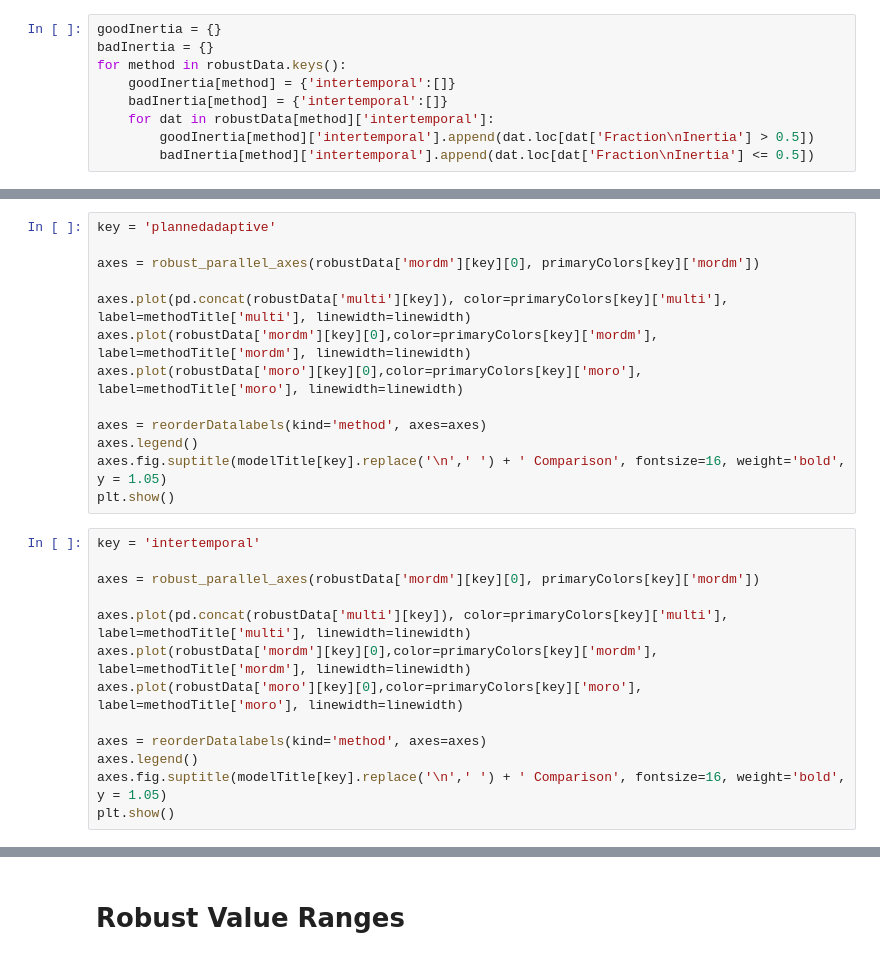
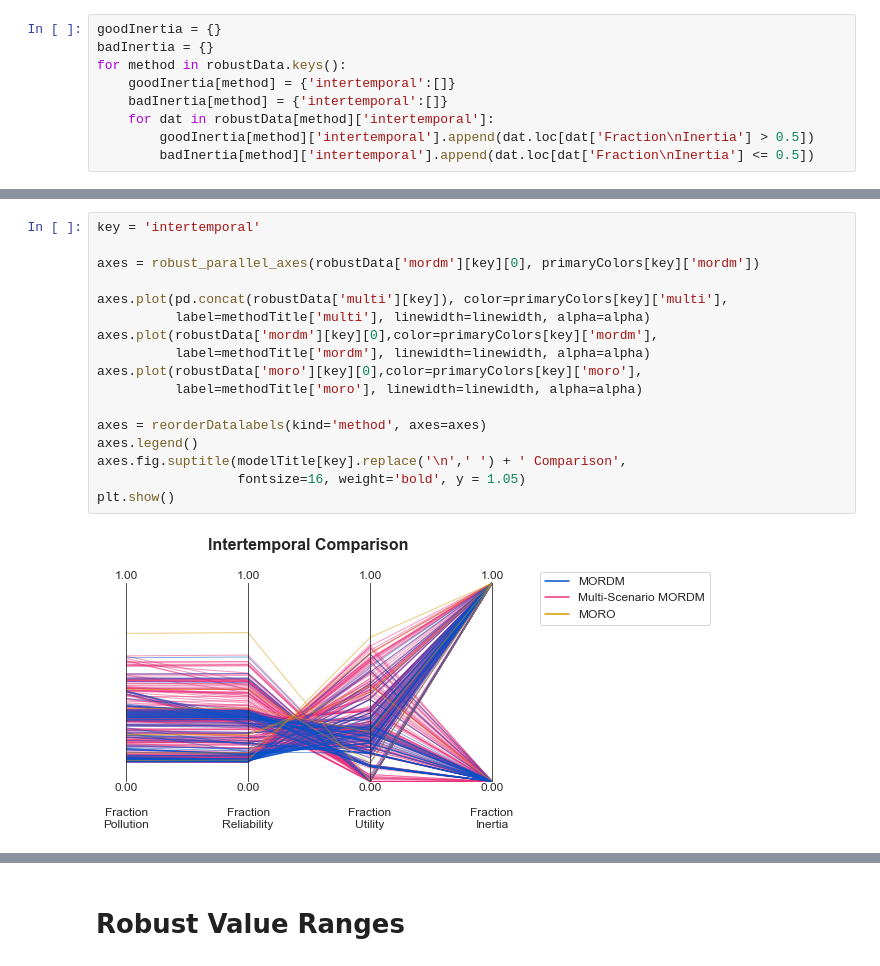
Before and after one commit to eebart/RobustDecisionSupportComparison, a Jupyter notebook: charting/RobustAnalysis.ipynb, the cells around one changed output, grey strips where cells are left out. Drawn from its saved outputs; the diff is of its cells as text.

```diff
--- a/charting/RobustAnalysis.ipynb
+++ b/charting/RobustAnalysis.ipynb
@@ -133,29 +202,22 @@ plt.show()
 # %%
-key = 'plannedadaptive'
+key = 'intertemporal'
 
 axes = robust_parallel_axes(robustData['mordm'][key][0], primaryColors[key]['mordm'])
 
-axes.plot(pd.concat(robustData['multi'][key]), color=primaryColors[key]['multi'], label=methodTitle['multi'], linewidth=linewidth)
-axes.plot(robustData['mordm'][key][0],color=primaryColors[key]['mordm'], label=methodTitle['mordm'], linewidth=linewidth)
-axes.plot(robustData['moro'][key][0],color=primaryColors[key]['moro'], label=methodTitle['moro'], linewidth=linewidth)
+axes.plot(pd.concat(robustData['multi'][key]), color=primaryColors[key]['multi'],
+          label=methodTitle['multi'], linewidth=linewidth, alpha=alpha)
+axes.plot(robustData['mordm'][key][0],color=primaryColors[key]['mordm'],
+          label=methodTitle['mordm'], linewidth=linewidth, alpha=alpha)
+axes.plot(robustData['moro'][key][0],color=primaryColors[key]['moro'],
+          label=methodTitle['moro'], linewidth=linewidth, alpha=alpha)
 
 axes = reorderDatalabels(kind='method', axes=axes)
 axes.legend()
-axes.fig.suptitle(modelTitle[key].replace('\n',' ') + ' Comparison', fontsize=16, weight='bold', y = 1.05)
+axes.fig.suptitle(modelTitle[key].replace('\n',' ') + ' Comparison',
+                  fontsize=16, weight='bold', y = 1.05)
 plt.show()
+# %% [output]
+[figure, added]
-# %%
-key = 'intertemporal'
-
-axes = robust_parallel_axes(robustData['mordm'][key][0], primaryColors[key]['mordm'])
-
-axes.plot(pd.concat(robustData['multi'][key]), color=primaryColors[key]['multi'], label=methodTitle['multi'], linewidth=linewidth)
-axes.plot(robustData['mordm'][key][0],color=primaryColors[key]['mordm'], label=methodTitle['mordm'], linewidth=linewidth)
-axes.plot(robustData['moro'][key][0],color=primaryColors[key]['moro'], label=methodTitle['moro'], linewidth=linewidth)
-
-axes = reorderDatalabels(kind='method', axes=axes)
-axes.legend()
-axes.fig.suptitle(modelTitle[key].replace('\n',' ') + ' Comparison', fontsize=16, weight='bold', y = 1.05)
-plt.show()
 # %%
 method = 'mordm'
 
```
Also changed, not shown: parts of 17 cells of this notebook, 3 other files.
